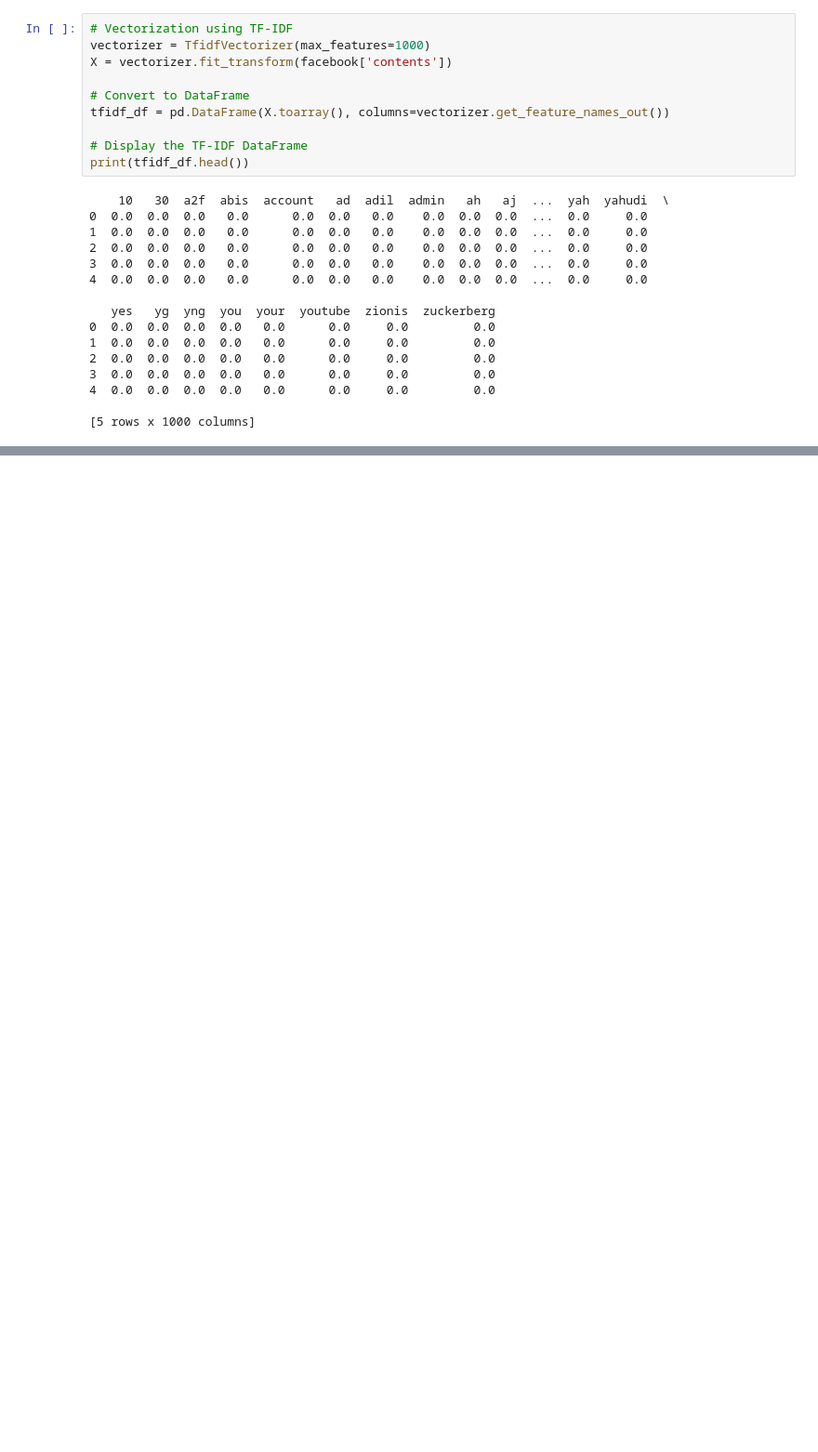
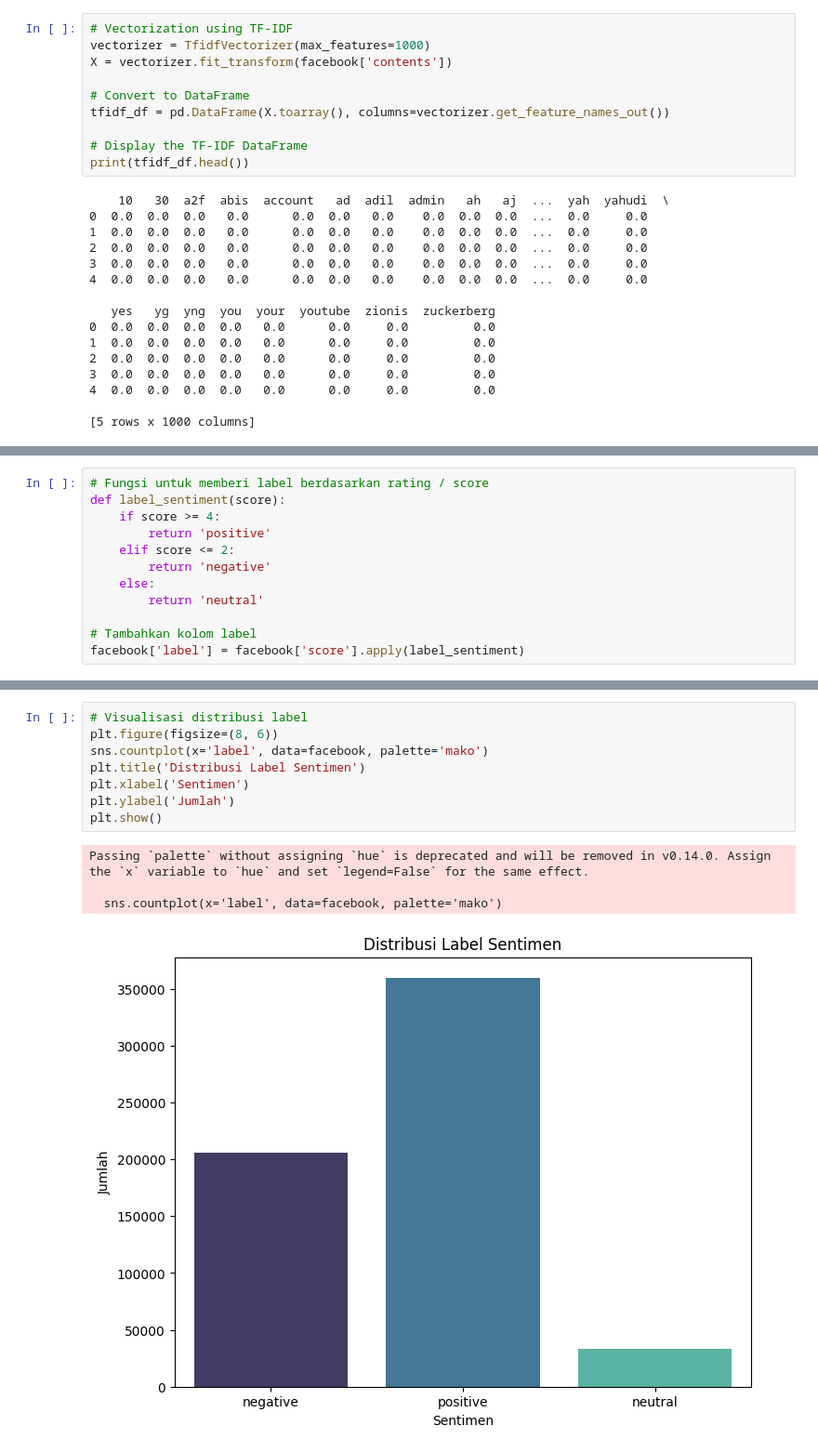
Before and after one commit to AFreborn22/OpinionMining, a Jupyter notebook: googleplay.ipynb, the cells around one changed output, grey strips where cells are left out. Shown: that part at 93% size. Drawn from its saved outputs; the diff is of its cells as text; blank space fills up the shorter version.

```diff
--- a/googleplay.ipynb
+++ b/googleplay.ipynb
@@ -181,0 +199,12 @@ print(tfidf_df.head())
+# %%
+# Fungsi untuk memberi label berdasarkan rating / score
+def label_sentiment(score):
+    if score >= 4:
+        return 'positive'
+    elif score <= 2:
+        return 'negative'
+    else:
+        return 'neutral'
+
+# Tambahkan kolom label
+facebook['label'] = facebook['score'].apply(label_sentiment)
@@ -181,0 +226,13 @@ print(tfidf_df.head())
+# %%
+# Visualisasi distribusi label
+plt.figure(figsize=(8, 6))
+sns.countplot(x='label', data=facebook, palette='mako')
+plt.title('Distribusi Label Sentimen')
+plt.xlabel('Sentimen')
+plt.ylabel('Jumlah')
+plt.show()
+# %% [output]
+Passing `palette` without assigning `hue` is deprecated and will be removed in v0.14.0. Assign the `x` variable to `hue` and set `legend=False` for the same effect.
+
+  sns.countplot(x='label', data=facebook, palette='mako')
+[figure, added]
```
Also changed, not shown: parts of 10 cells of this notebook.
